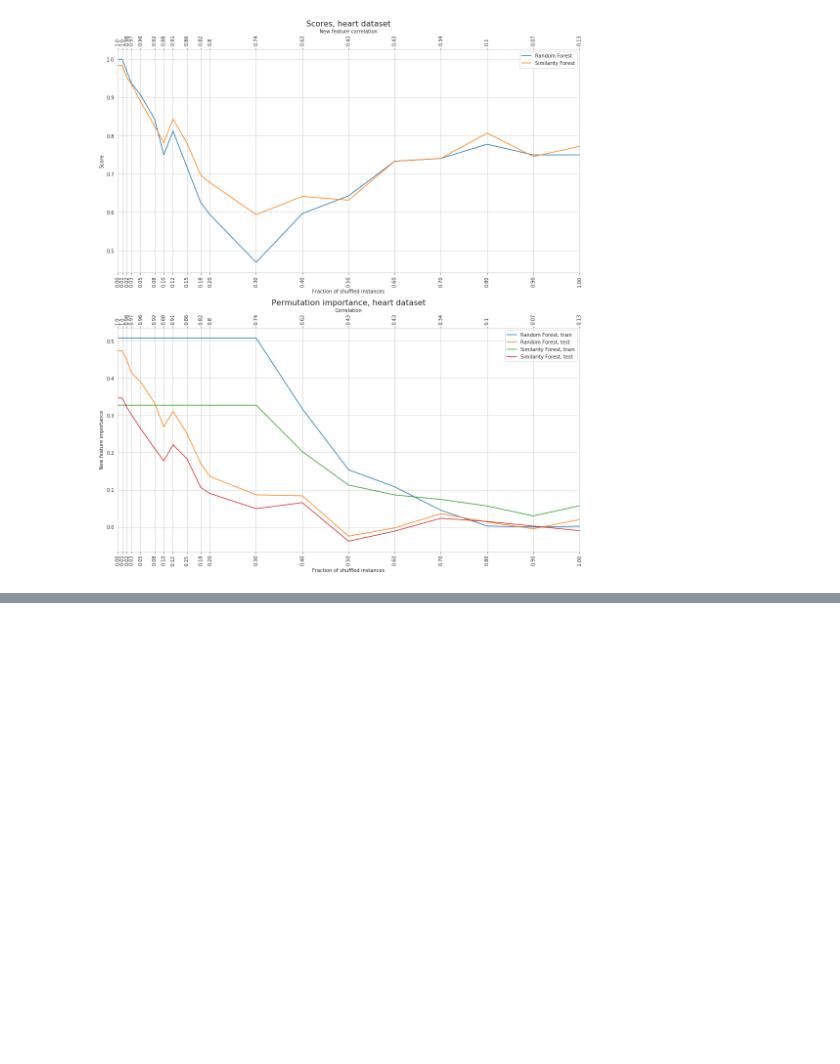
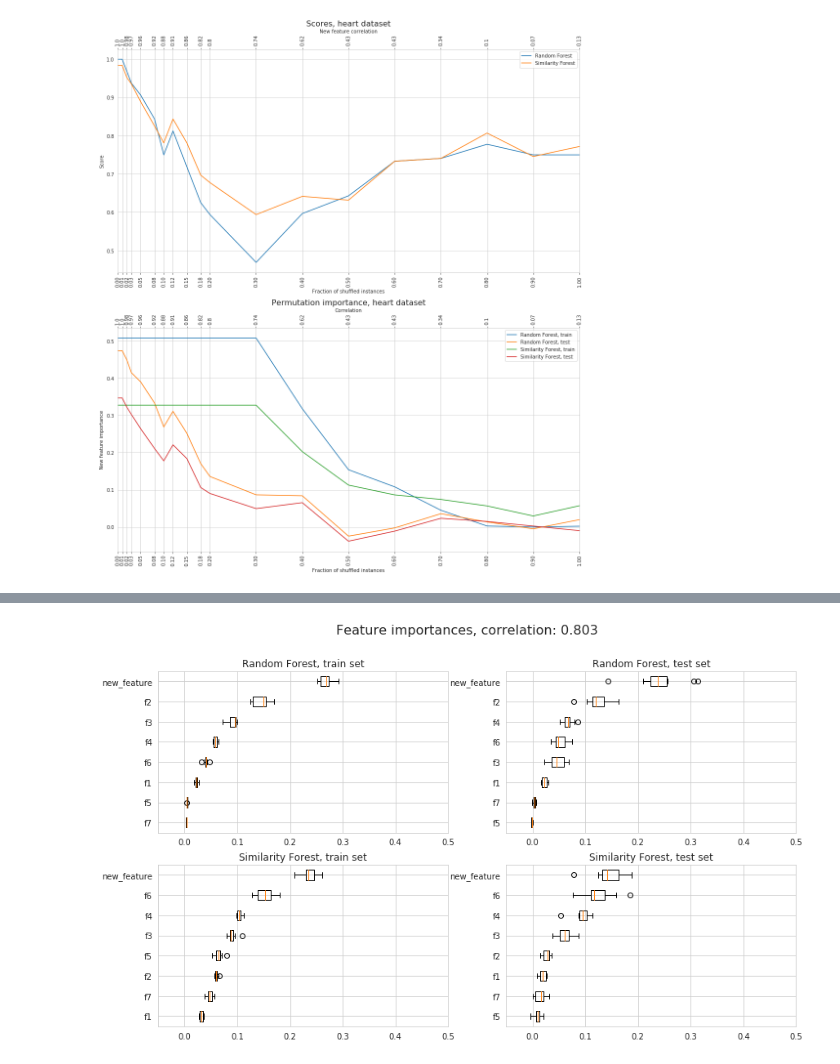
Before and after one commit to sfczekalski/similarity_forest, a Jupyter notebook: examples/Bias.ipynb, the cells around one changed output, grey strips where cells are left out. Cells and saved outputs as stored; diff of their text form; code cells hidden in the pictures; blank space fills up the shorter version.

```diff
--- a/examples/Bias.ipynb
+++ b/examples/Bias.ipynb
@@ -164,0 +194,16 @@ plot_bias(fraction_range, correlations,
+# %%
+X_train, X_test, y_train, y_test = train_test_split(
+    df, y, test_size=0.3, random_state=SEED)
+
+scaler = StandardScaler()
+X_train = scaler.fit_transform(X_train)
+X_test = scaler.transform(X_test)
+
+rf = RandomForestRegressor(random_state=SEED).fit(X_train, y_train)
+sf = SimilarityForestRegressor(n_estimators=100, random_state=SEED).fit(X_train, y_train)
+
+perm_importance_results = get_permutation_importances(rf, sf,
+                                                      X_train, y_train, X_test, y_test,
+                                                      corr, df.columns.values, plot=True)
+# %% [output]
+[figure, added]
```
Also changed, not shown: parts of 9 cells of this notebook, 1 other file.
